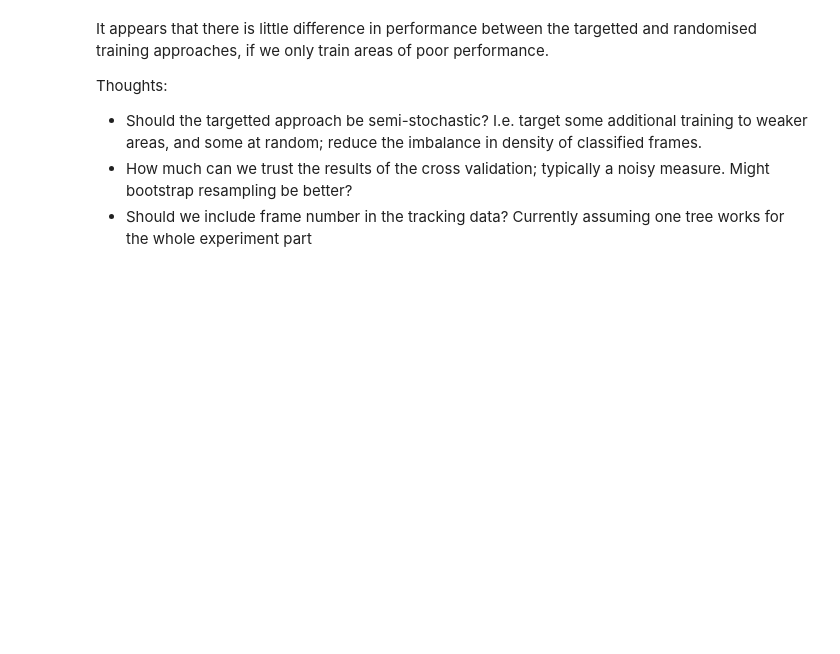
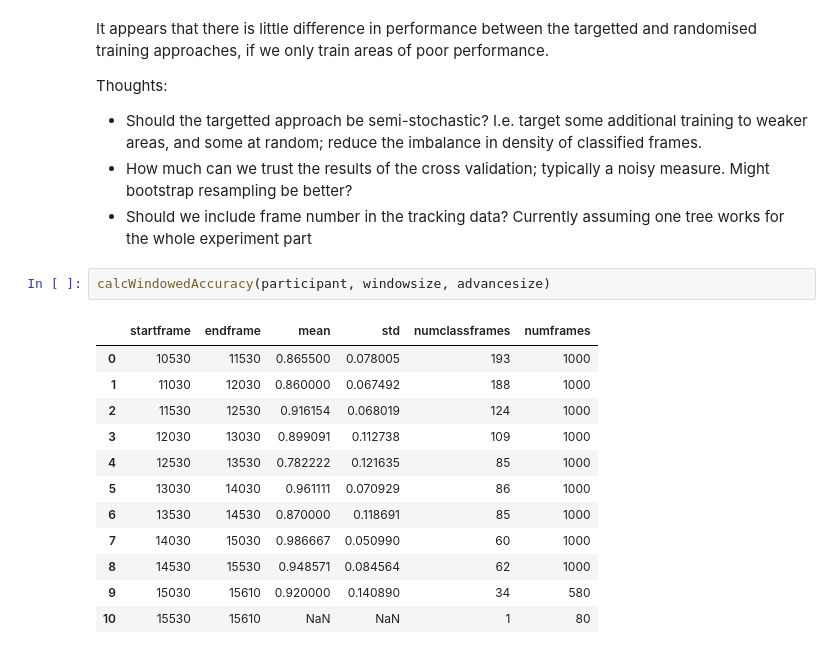
Before and after one commit to IDInteraction/abc-display-tool, a Jupyter notebook: MovingWindow.ipynb, the cells around one changed output. Saved outputs shown, nothing was run; the diff lists cells and outputs as text; blank space fills up the shorter version.

```diff
--- a/MovingWindow.ipynb
+++ b/MovingWindow.ipynb
@@ -237,3 +231,18 @@ Thoughts:
 * Should the targetted approach be semi-stochastic?  I.e. target some additional training to weaker areas, and some at random; reduce the imbalance in density of classified frames.
 * How much can we trust the results of the cross validation; typically a noisy measure.  Might bootstrap resampling be better?
 * Should we include frame number in the tracking data? Currently assuming one tree works for the whole experiment part
+# %%
+calcWindowedAccuracy(participant, windowsize, advancesize)
+# %% [output]
+|  | startframe | endframe | mean | std | numclassframes | numframes |
+| 0 | 10530 | 11530 | 0.865500 | 0.078005 | 193 | 1000 |
+| 1 | 11030 | 12030 | 0.860000 | 0.067492 | 188 | 1000 |
+| 2 | 11530 | 12530 | 0.916154 | 0.068019 | 124 | 1000 |
+| 3 | 12030 | 13030 | 0.899091 | 0.112738 | 109 | 1000 |
+| 4 | 12530 | 13530 | 0.782222 | 0.121635 | 85 | 1000 |
+| 5 | 13030 | 14030 | 0.961111 | 0.070929 | 86 | 1000 |
+| 6 | 13530 | 14530 | 0.870000 | 0.118691 | 85 | 1000 |
+| 7 | 14030 | 15030 | 0.986667 | 0.050990 | 60 | 1000 |
+| 8 | 14530 | 15530 | 0.948571 | 0.084564 | 62 | 1000 |
+| 9 | 15030 | 15610 | 0.920000 | 0.140890 | 34 | 580 |
+| 10 | 15530 | 15610 | NaN | NaN | 1 | 80 |
```
Also changed, not shown: parts of 4 cells of this notebook, 1 other file.
